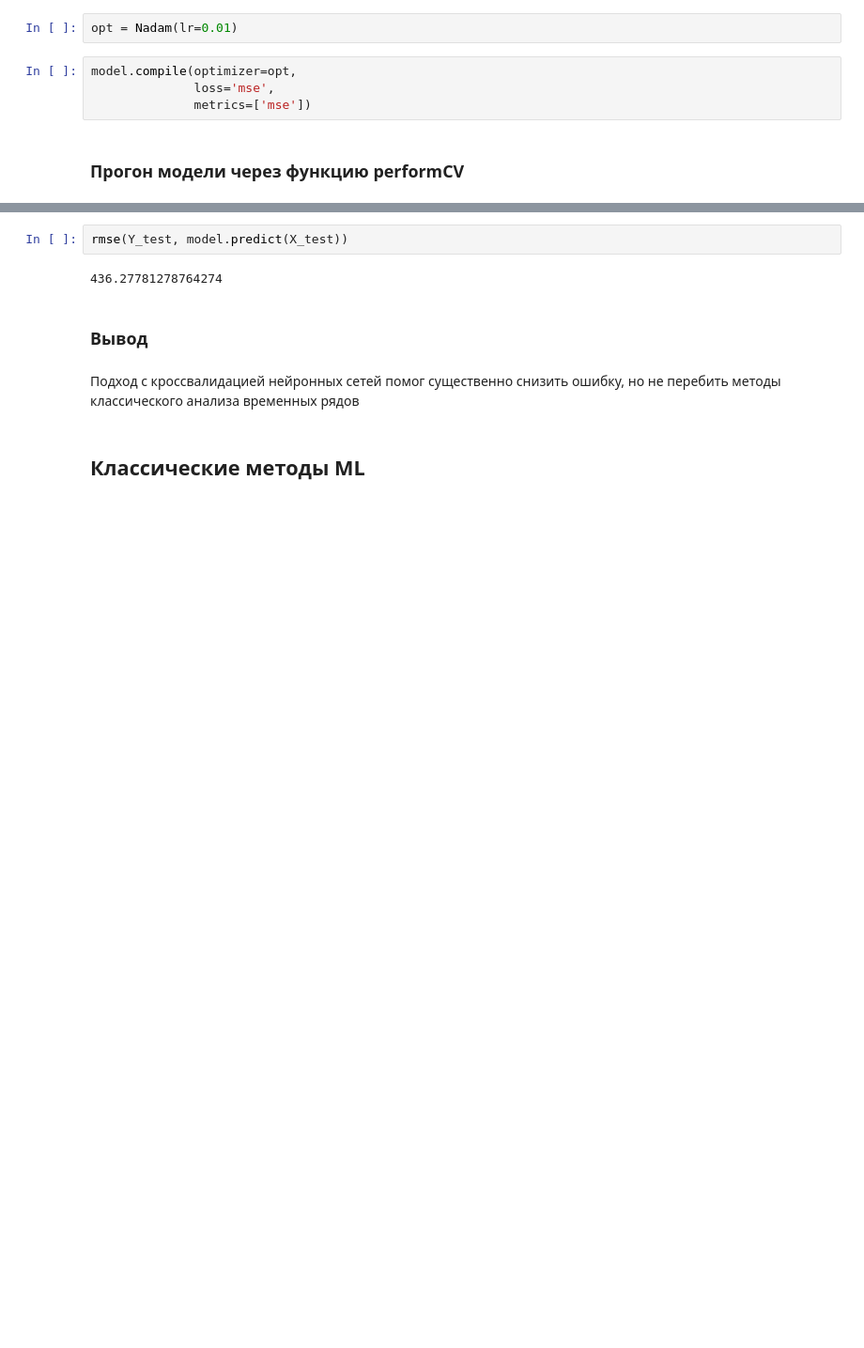
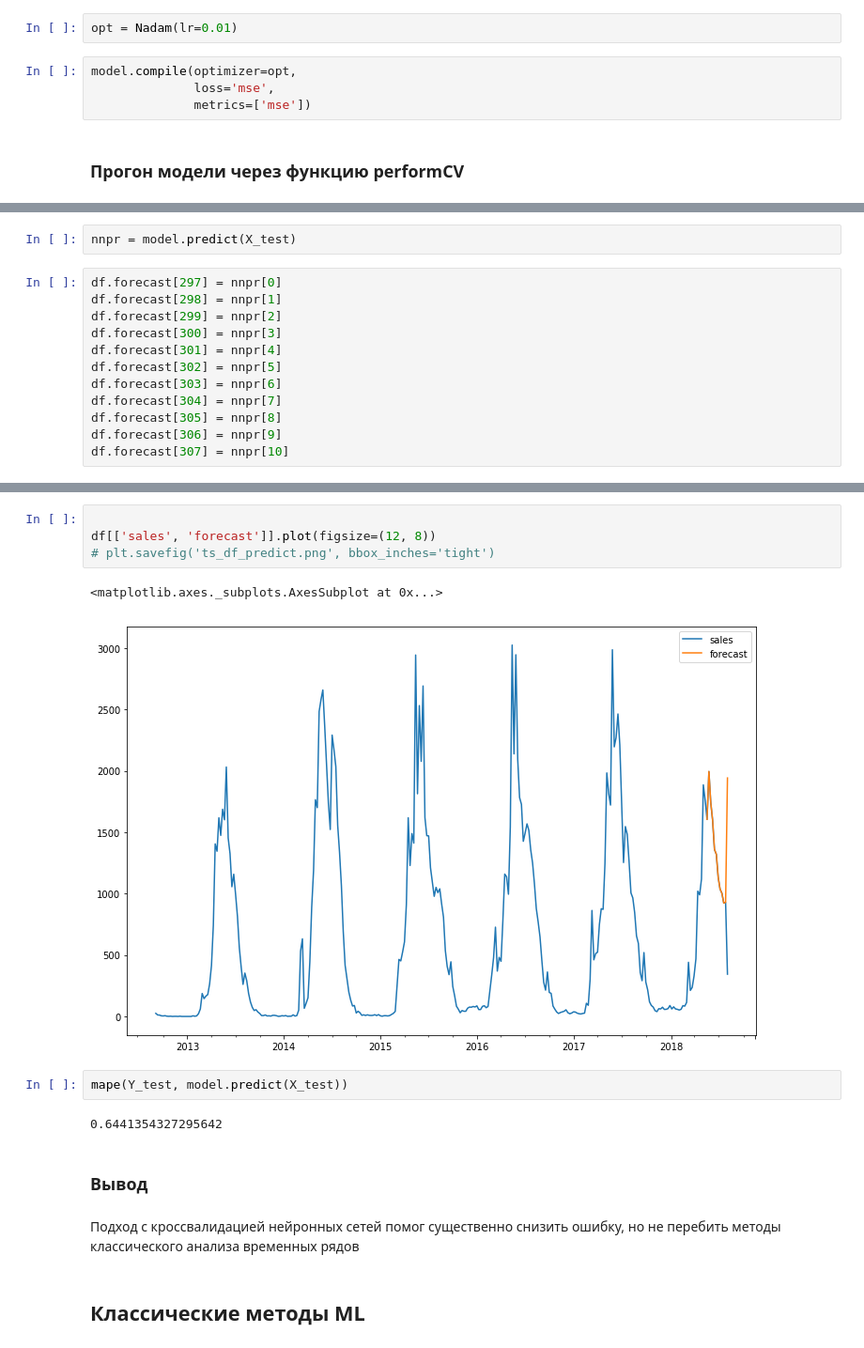
Before and after one commit to theboookworm/diplom, a Jupyter notebook: Project overview.ipynb, the cells around one changed output, grey strips where cells are left out. Shown at 94% size. Cells and saved outputs as stored; diff of their text form; blank space fills up the shorter version.

```diff
--- a/Project overview.ipynb
+++ b/Project overview.ipynb
@@ -1306,0 +1271,14 @@ Epoch 1/1
+# %%
+nnpr = model.predict(X_test)
+# %%
+df.forecast[297] = nnpr[0]
+df.forecast[298] = nnpr[1]
+df.forecast[299] = nnpr[2]
+df.forecast[300] = nnpr[3]
+df.forecast[301] = nnpr[4]
+df.forecast[302] = nnpr[5]
+df.forecast[303] = nnpr[6]
+df.forecast[304] = nnpr[7]
+df.forecast[305] = nnpr[8]
+df.forecast[306] = nnpr[9]
+df.forecast[307] = nnpr[10]
@@ -1307,7 +1303,14 @@ Epoch 1/1
+# %%
+
+df[['sales', 'forecast']].plot(figsize=(12, 8))
+# plt.savefig('ts_df_predict.png', bbox_inches='tight')
+# %% [output]
+<matplotlib.axes._subplots.AxesSubplot at 0x...>
+[figure, added]
 # %%
-rmse(Y_test, model.predict(X_test))
+mape(Y_test, model.predict(X_test))
 # %% [output]
-436.27781278764274
+0.6441354327295642
 # %% [markdown]
 ### Вывод
 # %% [markdown]
```
Also changed, not shown: parts of 44 cells of this notebook.
